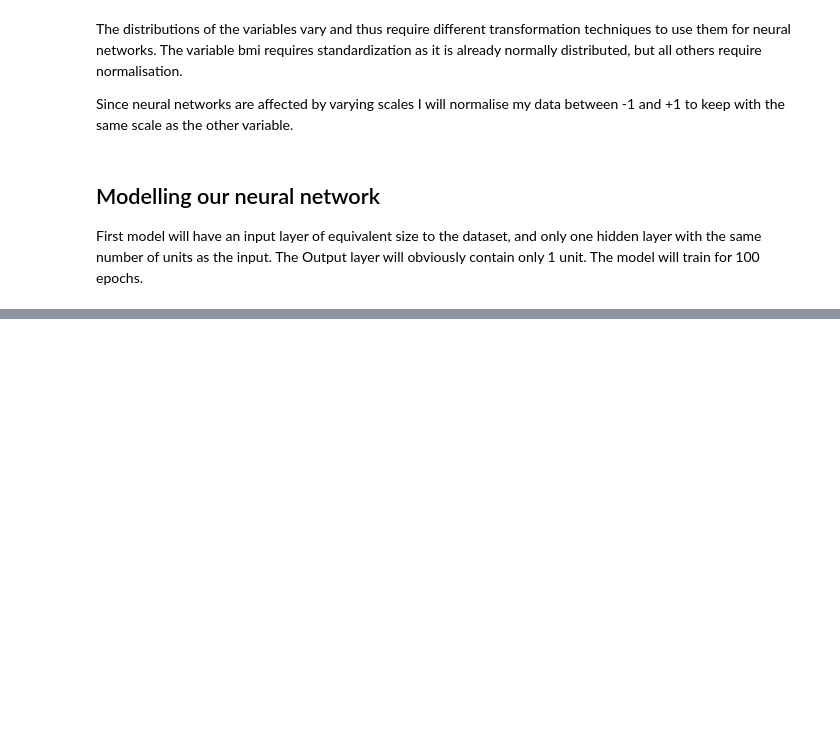
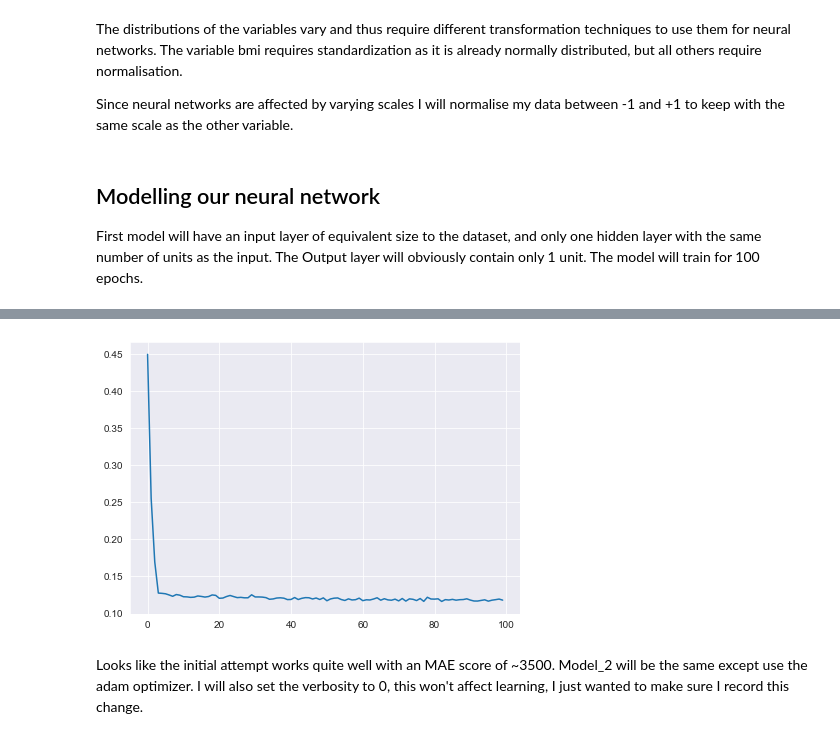
Before and after one commit to georgeharris96/TensorflowDevCourse, a Jupyter notebook: MiniProjects/MedicalInsuranceMiniProject.ipynb, the cells around one changed output, grey strips where cells are left out. Drawn from its saved outputs; the diff is of its cells as text; code cells hidden in the pictures; blank space fills up the shorter version.

```diff
--- a/MiniProjects/MedicalInsuranceMiniProject.ipynb
+++ b/MiniProjects/MedicalInsuranceMiniProject.ipynb
@@ -347,0 +339,9 @@ metrics
+# %%
+# Plot training curve
+plt.figure(figsize=(7,5))
+plt.plot(history.history['loss'])
+plt.show()
+# %% [output]
+[figure, added]
+# %% [markdown]
+Looks like the initial attempt works quite well with an MAE score of ~3500. Model_2 will be the same except use the adam optimizer. I will also set the verbosity to 0, this won't affect learning, I just wanted to make sure I record this change.
```
Also changed, not shown: parts of 10 cells of this notebook.
